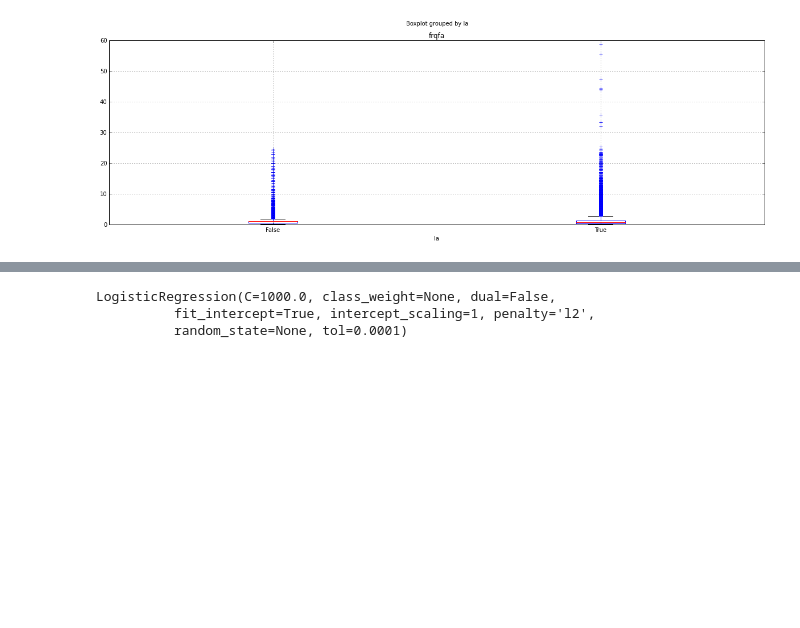
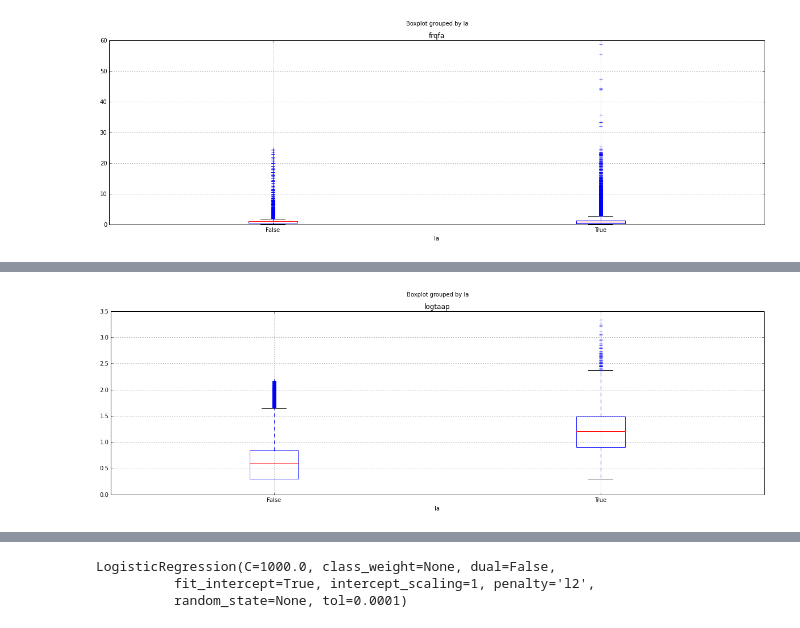
Before and after one commit to shinwachi/cs109_firstOrPerish, a Jupyter notebook: analysis/exploratory_data_analysis.ipynb, the cells around one changed output, grey strips where cells are left out. Cells and saved outputs as stored; diff of their text form; code cells hidden in the pictures; blank space fills up the shorter version.

```diff
--- a/analysis/exploratory_data_analysis.ipynb
+++ b/analysis/exploratory_data_analysis.ipynb
@@ -107,0 +143,5 @@ ax = d.boxplot(column='frqfa', by='la')
+# %%
+# this just shows that faculty has longer career
+ax = d.boxplot(column='logtaap', by='la')
+# %% [output]
+[figure, added]
```
Also changed, not shown: parts of 19 cells of this notebook.
